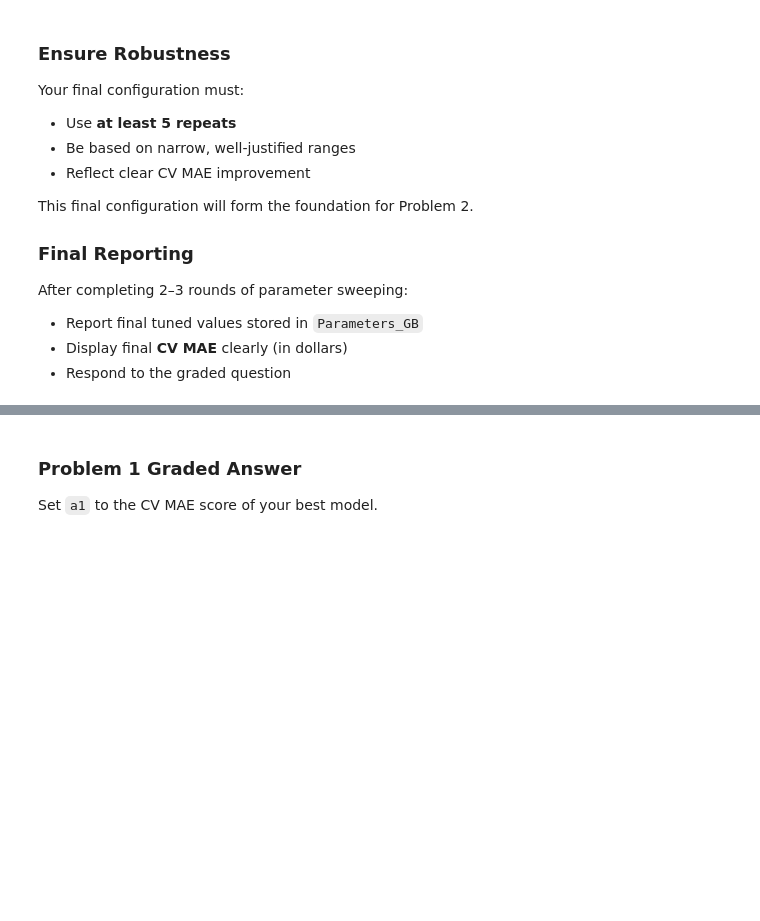
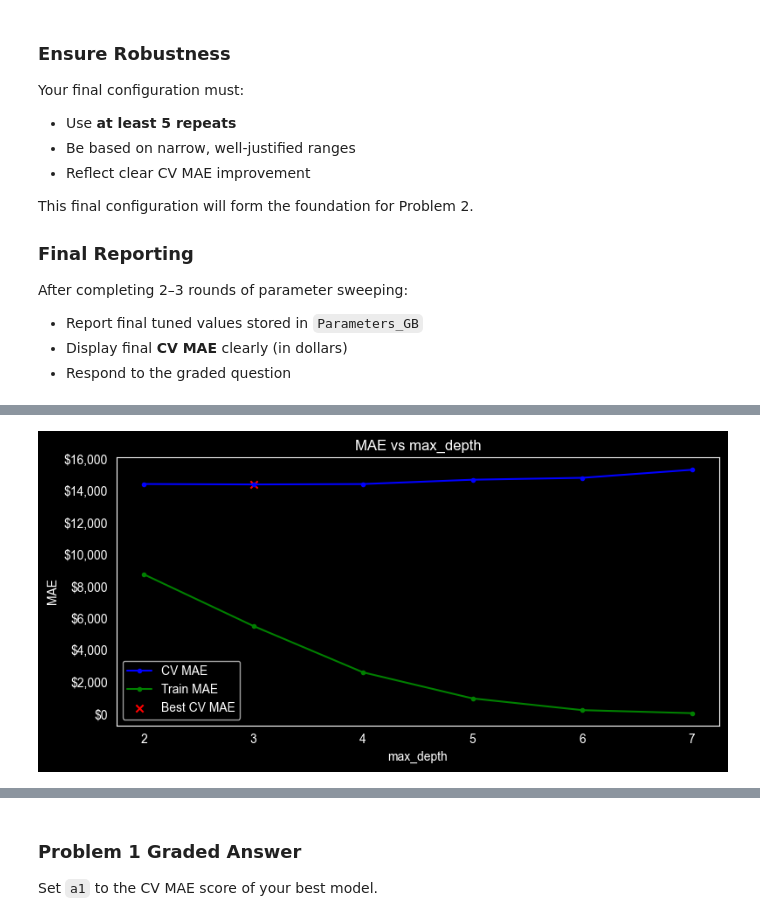
Before and after one commit to reynolkb-bu/Module-3-Assignments, a Jupyter notebook: Homework_07.ipynb, the cells around one changed output, grey strips where cells are left out. Cells and saved outputs as stored; diff of their text form; code cells hidden in the pictures; blank space fills up the shorter version.

```diff
--- a/Homework_07.ipynb
+++ b/Homework_07.ipynb
@@ -485,0 +504,12 @@ Params_GB = Default_Parameters_GB.copy()
+# %%
+# 2. Sweep max_depth (coarse)
+Params_GB = sweep_parameter(
+    model=GradientBoostingRegressor,
+    Parameters=Params_GB,
+    param='max_depth',
+    parameter_list=list(range(2, 8)),
+    n_repeats=1
+)
+print("After max_depth sweep:", Params_GB)
+# %% [output]
+[figure, added]
```
Also changed, not shown: parts of 16 cells of this notebook.
